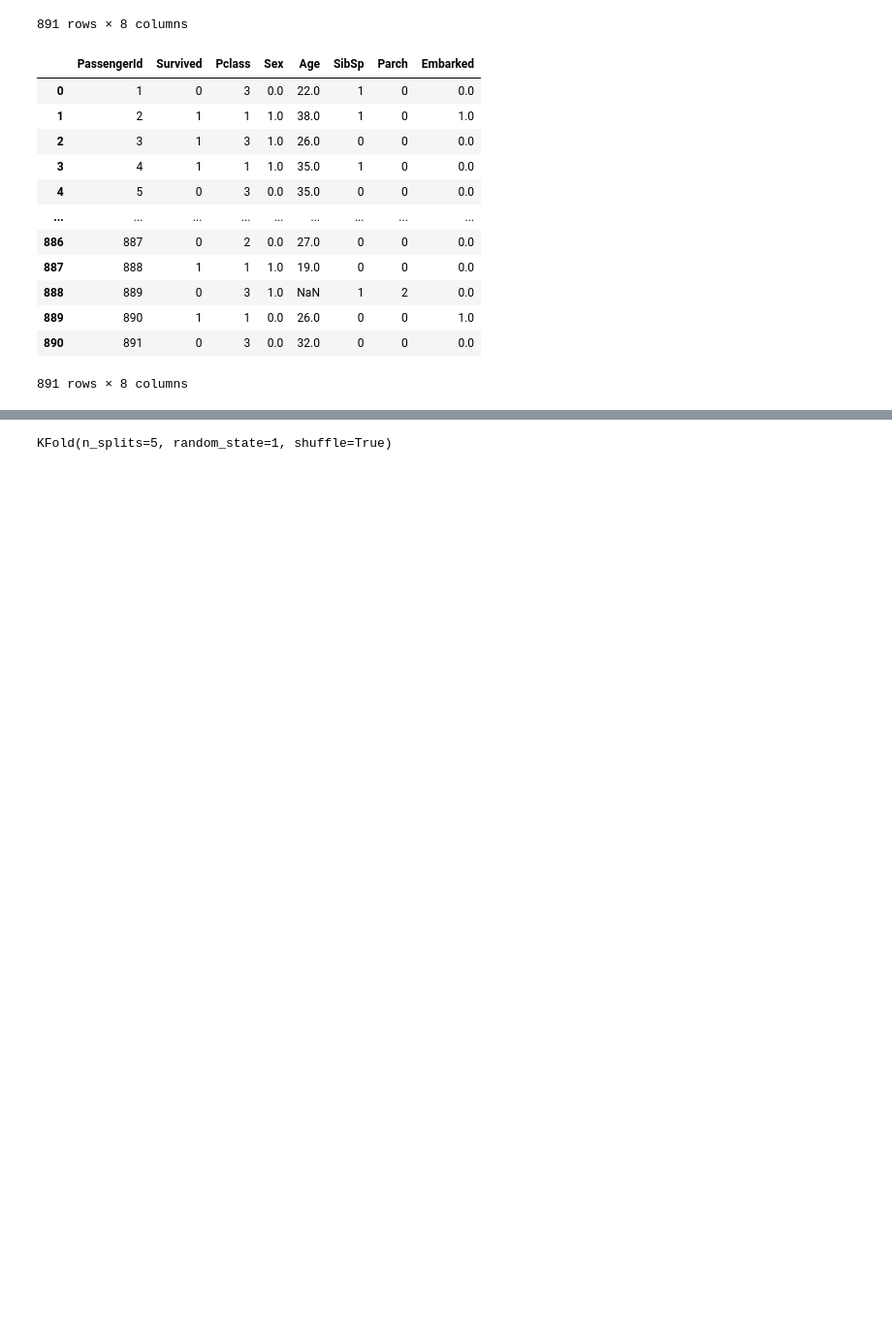
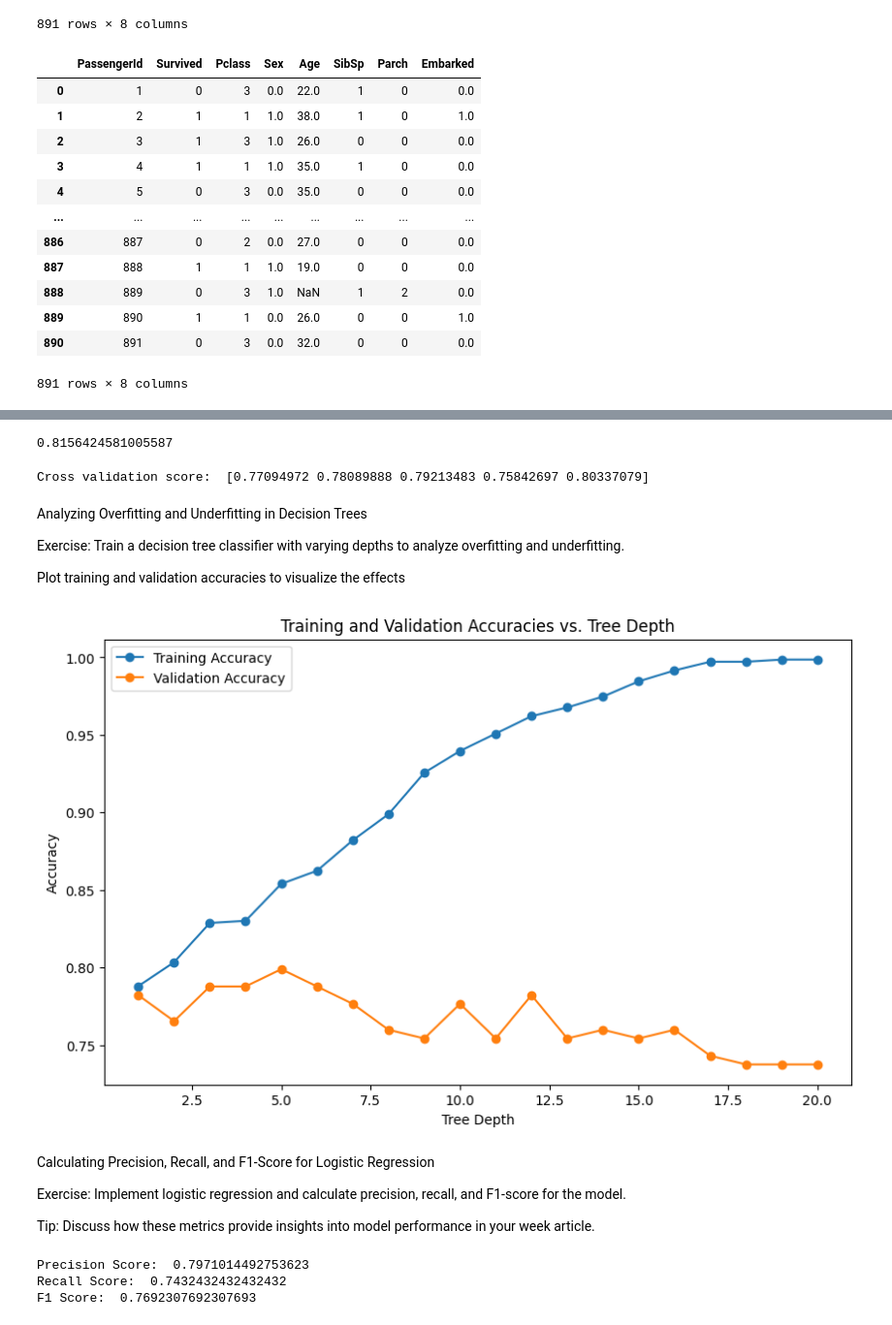
Before and after one commit to amber-khurshid/100DaysOfBytewise, a Jupyter notebook: fourteenth_task.ipynb, the cells around one changed output, grey strips where cells are left out. Shown at 97% size. Drawn from its saved outputs; the diff is of its cells as text; code cells hidden in the pictures; blank space fills up the shorter version.

```diff
--- a/fourteenth_task.ipynb
+++ b/fourteenth_task.ipynb
@@ -110,6 +110,6 @@ from sklearn.model_selection import train_test_split
 X_train, X_test, y_train, y_test= train_test_split(X,y, test_size=0.2, random_state=42)
 # %%
 from sklearn.linear_model import LogisticRegression
-model=LogisticRegression()
+model=LogisticRegression(max_iter=2000)
 model.fit(X_train,y_train)
 # %% [output]
@@ -136,6 +129,51 @@ array([0, 0, 0, 1, 1, 1, 1, 0, 1, 1, 0, 0, 0, 0, 0, 1, 0, 1, 0, 0, 0, 0,
        0, 1, 1], dtype=int64)
-# %%
-from sklearn.model_selection import train_test_split, cross_val_score, KFold
-kf = KFold(n_splits=5, shuffle=True, random_state=1)
-# %% [output]
-KFold(n_splits=5, random_state=1, shuffle=True)
+# %%
+# Accuracy with Train-Test Split
+from sklearn.metrics import accuracy_score
+accuracy=accuracy_score(y_test, y_pred)
+accuracy
+# %% [output]
+0.8156424581005587
+# %%
+from sklearn.model_selection import  cross_val_score
+
+cv_scores = cross_val_score(model, X, y, cv=5)
+print("Cross validation score: ", cv_scores)
+# %% [output]
+Cross validation score:  [0.77094972 0.78089888 0.79213483 0.75842697 0.80337079]
+# %% [markdown]
+Analyzing Overfitting and Underfitting in Decision Trees
+
+Exercise: Train a decision tree classifier with varying depths to analyze overfitting and underfitting.
+
+Plot training and validation accuracies to visualize the effects
+# %%
+training_accuracies = []
+validation_accuracies = []
+depths = range(1, 21)  # Testing depths from 1 to 20
+# %%
+from sklearn.tree import DecisionTreeClassifier
+import matplotlib.pyplot as plt
+for depth in depths:
+    tree = DecisionTreeClassifier(max_depth=depth, random_state=42)
+    tree.fit(X_train, y_train)
+
+    yTrain_pred = tree.predict(X_train)
+    yTest_pred = tree.predict(X_test)
+
+    train_acc = accuracy_score(y_train, yTrain_pred)
+    test_acc = accuracy_score(y_test, yTest_pred)
+
+    training_accuracies.append(train_acc)
+    validation_accuracies.append(test_acc)
+
+plt.figure(figsize=(10, 6))
+plt.plot(depths, training_accuracies, label='Training Accuracy', marker='o')
+plt.plot(depths, validation_accuracies, label='Validation Accuracy', marker='o')
+plt.xlabel('Tree Depth')
+plt.ylabel('Accuracy')
+plt.title('Training and Validation Accuracies vs. Tree Depth')
+plt.legend()
+plt.show()
+# %% [output]
+[figure, added]
@@ -141,0 +183,19 @@ KFold(n_splits=5, random_state=1, shuffle=True)
+# %% [markdown]
+Calculating Precision, Recall, and F1-Score for Logistic Regression
+
+Exercise: Implement logistic regression and calculate precision, recall, and F1-score for the model.
+
+Tip: Discuss how these metrics provide insights into model performance in  your week article.
+# %%
+from sklearn.metrics import precision_score, recall_score, f1_score
+precision= precision_score(y_test, y_pred)
+recall_score= recall_score(y_test, y_pred)
+f1_score= f1_score(y_test, y_pred)
+
+print("Precision Score: ", precision)
+print("Recall Score: ", recall_score)
+print("F1 Score: ", f1_score)
+# %% [output]
+Precision Score:  0.7971014492753623
+Recall Score:  0.7432432432432432
+F1 Score:  0.7692307692307693
```
Also changed, not shown: parts of 4 cells of this notebook.
